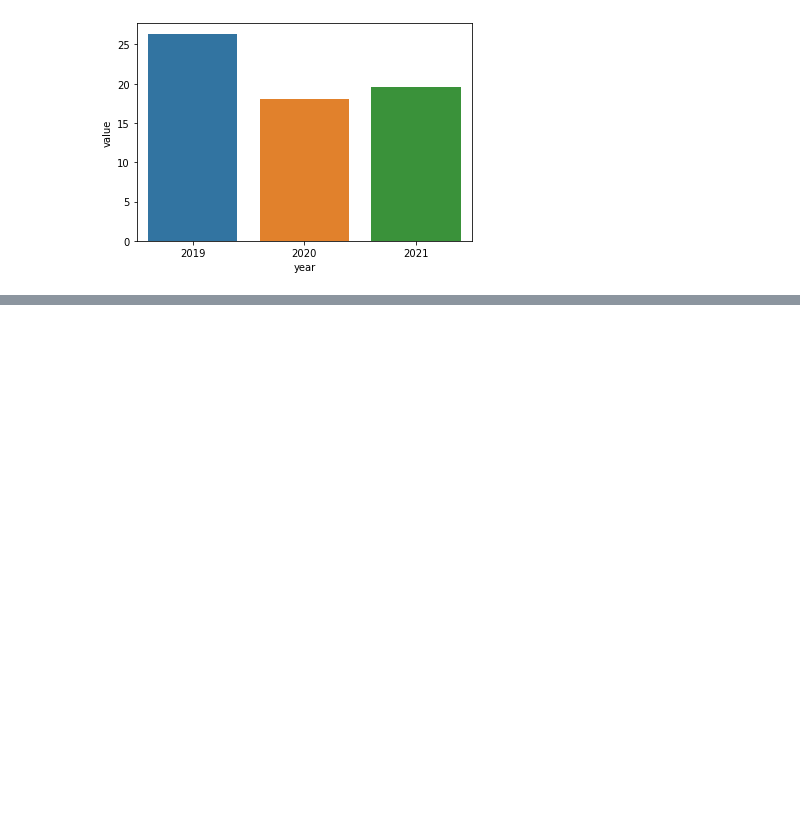
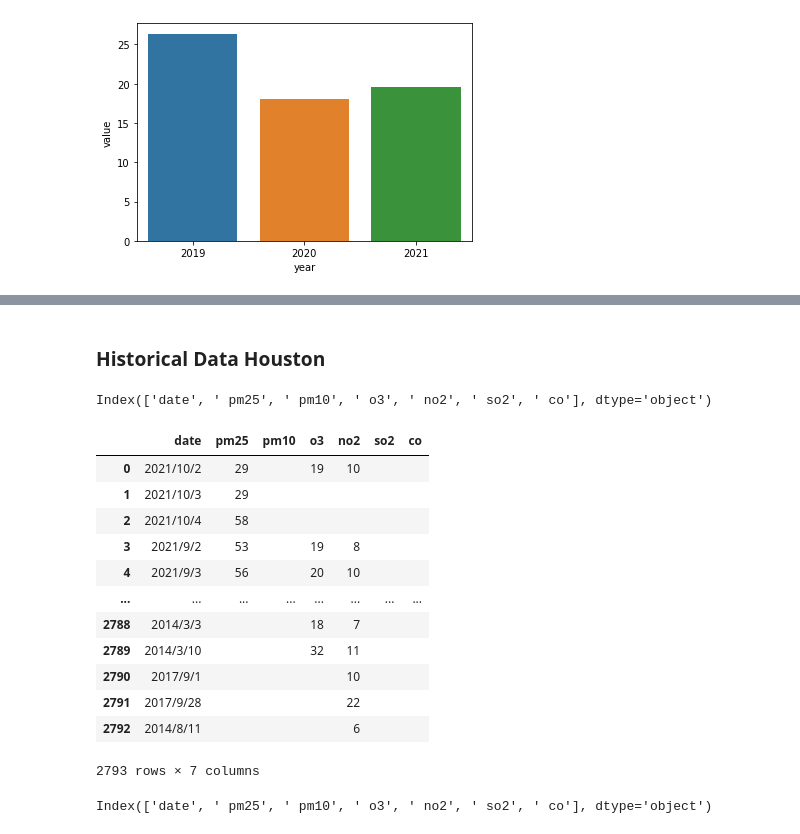
Before and after one commit to angelsmreyes/Contaminacion-del-aire-proyecto, a Jupyter notebook: Time Serires.ipynb, the cells around one changed output, grey strips where cells are left out. Cells and saved outputs as stored; diff of their text form; code cells hidden in the pictures; blank space fills up the shorter version.

```diff
--- a/Time Serires.ipynb
+++ b/Time Serires.ipynb
@@ -364,0 +367,32 @@ sns.barplot(data=pm_25_by_country, x='city', y='value')
+# %% [markdown]
+### Historical Data Houston
+# %%
+houston_hist = pd.read_csv('houston-east, houston, texas-air-quality.csv')
+# %%
+houston_hist.columns
+# %% [output]
+Index(['date', ' pm25', ' pm10', ' o3', ' no2', ' so2', ' co'], dtype='object')
+# %%
+to_rename = ['date', ' pm25', ' pm10', ' o3', ' no2', ' so2', ' co']
+# %%
+to_keep = ['date', 'pm25', 'pm10', 'o3', 'no2', 'so2', 'co']
+# %%
+houston_hist.rename(dict(zip(to_rename, to_keep)))
+# %% [output]
+|  | date | pm25 | pm10 | o3 | no2 | so2 | co |
+| 0 | 2021/10/2 | 29 |  | 19 | 10 |  |  |
+| 1 | 2021/10/3 | 29 |  |  |  |  |  |
+| 2 | 2021/10/4 | 58 |  |  |  |  |  |
+| 3 | 2021/9/2 | 53 |  | 19 | 8 |  |  |
+| 4 | 2021/9/3 | 56 |  | 20 | 10 |  |  |
+| ... | ... | ... | ... | ... | ... | ... | ... |
+| 2788 | 2014/3/3 |  |  | 18 | 7 |  |  |
+| 2789 | 2014/3/10 |  |  | 32 | 11 |  |  |
+| 2790 | 2017/9/1 |  |  |  | 10 |  |  |
+| 2791 | 2017/9/28 |  |  |  | 22 |  |  |
+| 2792 | 2014/8/11 |  |  |  | 6 |  |  |
+2793 rows × 7 columns
+# %%
+houston_hist.columns
+# %% [output]
+Index(['date', ' pm25', ' pm10', ' o3', ' no2', ' so2', ' co'], dtype='object')
```
Also changed, not shown: parts of 48 cells of this notebook.
